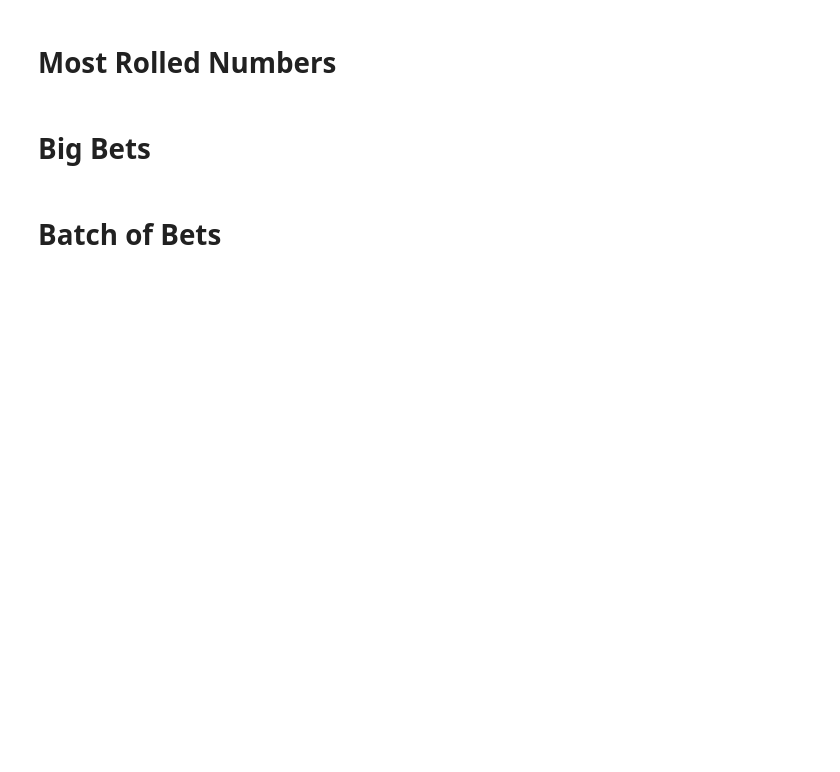
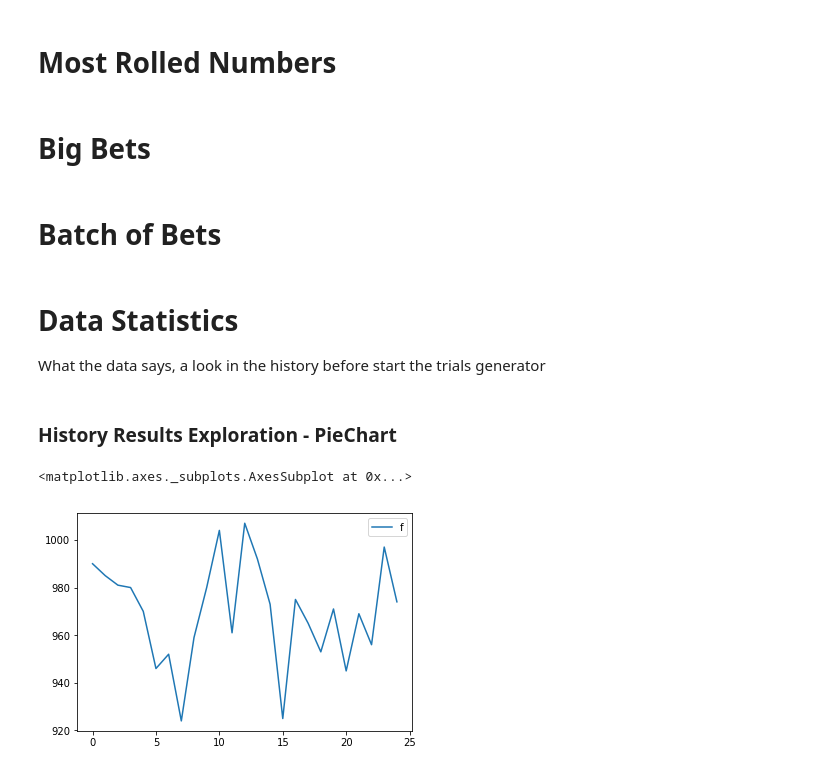
Before and after one commit to TonGarcia/LotoBot, a Jupyter notebook: src/statistic_algorithms.ipynb, the cells around one changed output. Saved outputs shown, nothing was run; the diff lists cells and outputs as text; code cells hidden in the pictures; blank space fills up the shorter version.

```diff
--- a/src/statistic_algorithms.ipynb
+++ b/src/statistic_algorithms.ipynb
@@ -175,3 +214,16 @@ def duplicated(bet, type_trials):
 # Big Bets
 # %% [markdown]
 # Batch of Bets
+# %% [markdown]
+# Data Statistics
+
+What the data says, a look in the history before start the trials generator
+# %% [markdown]
+### History Results Exploration - PieChart
+# %%
+results_series = pd.Series(np.concatenate(drawns_df.results))
+rolls_counted = results_series.value_counts().sort_index().rename_axis('x').reset_index(name='f')
+rolls_counted.plot()
+# %% [output]
+<matplotlib.axes._subplots.AxesSubplot at 0x...>
+[figure, added]
```
Also changed, not shown: parts of 17 cells of this notebook, 2 other files.
